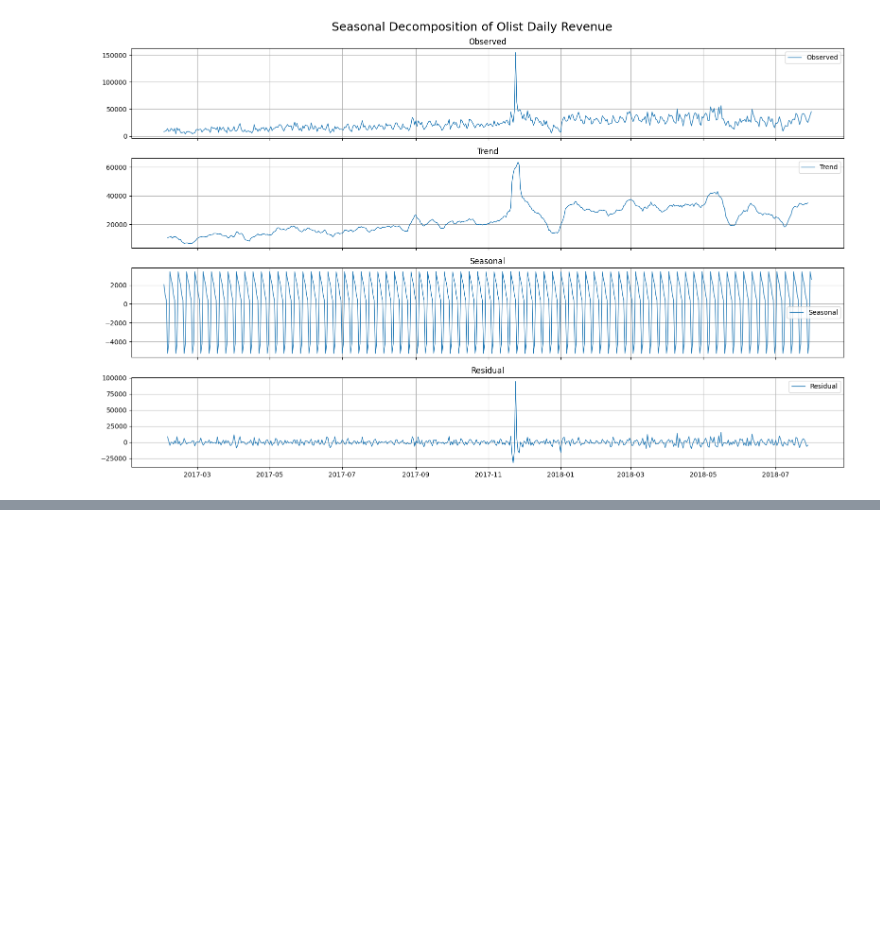
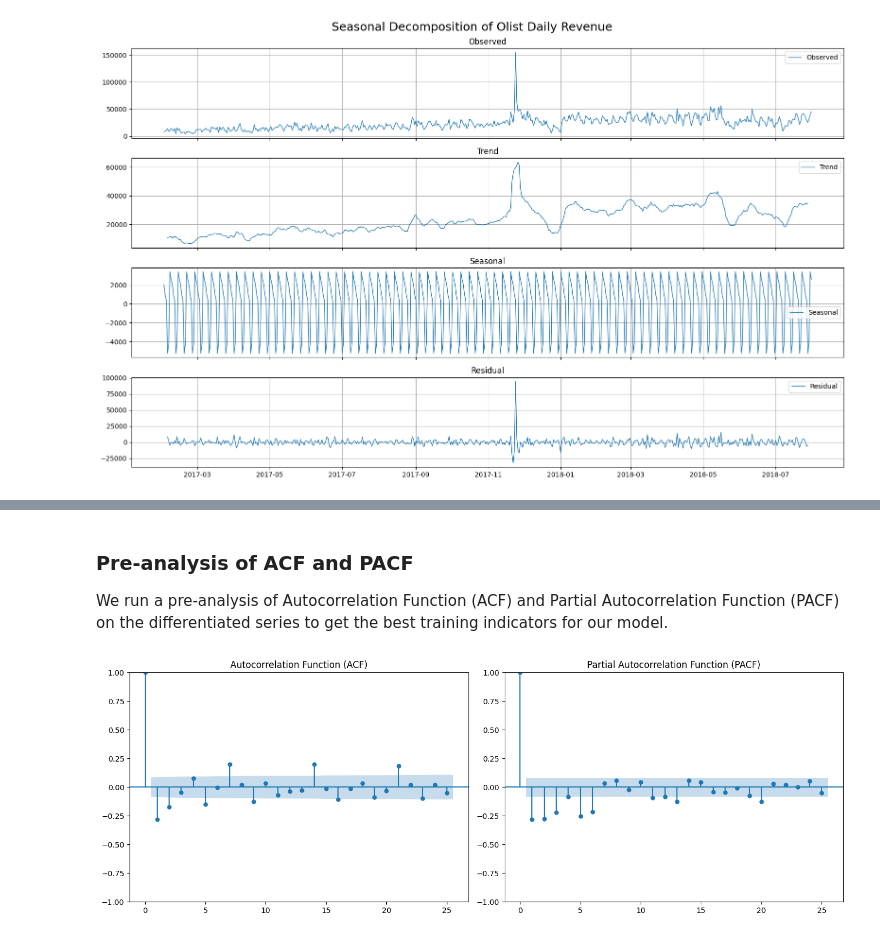
Before and after one commit to Romaric1209/Olist, a Jupyter notebook: Data Analysis Income, Costs and Prediction.ipynb, the cells around one changed output, grey strips where cells are left out. Cells and saved outputs as stored; diff of their text form; code cells hidden in the pictures; blank space fills up the shorter version.

```diff
--- a/Data Analysis Income, Costs and Prediction.ipynb
+++ b/Data Analysis Income, Costs and Prediction.ipynb
@@ -500,0 +624,17 @@ plt.show()
+# %% [markdown]
+### Pre-analysis of ACF and PACF
+We run a pre-analysis of Autocorrelation Function (ACF) and Partial Autocorrelation Function (PACF) on the differentiated series to get the best training indicators for our model.
+# %%
+fig, (ax1, ax2) = plt.subplots(1, 2, figsize=(14, 5))
+# ACF
+plot_acf(df_train.diff().dropna(), lags=25, alpha=0.05, ax=ax1)
+ax1.set_title('Autocorrelation Function (ACF)')
+
+# PACF
+plot_pacf(df_train.diff().dropna(), lags=25, alpha=0.05, ax=ax2)
+ax2.set_title('Partial Autocorrelation Function (PACF)')
+
+plt.tight_layout()
+plt.show()
+# %% [output]
+[figure, added]
```
Also changed, not shown: parts of 25 cells of this notebook.
